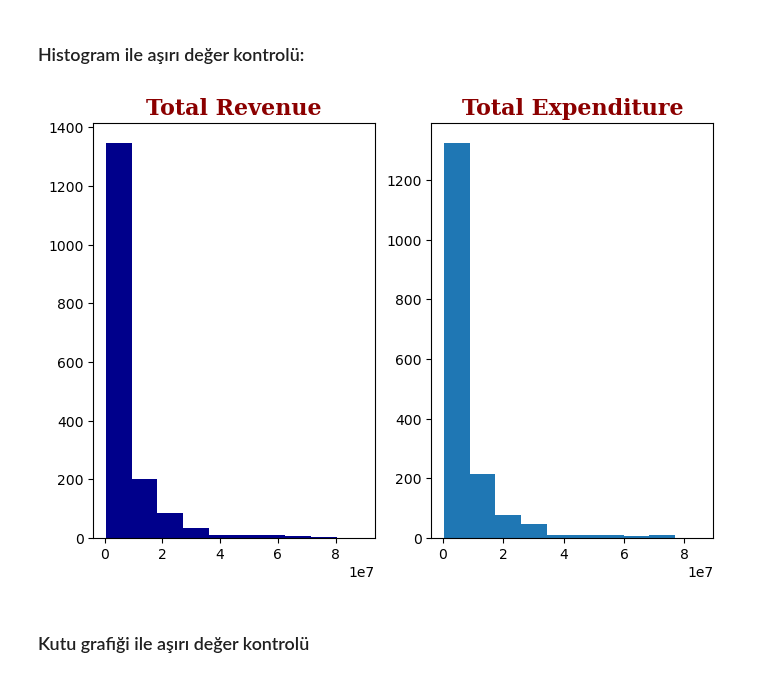
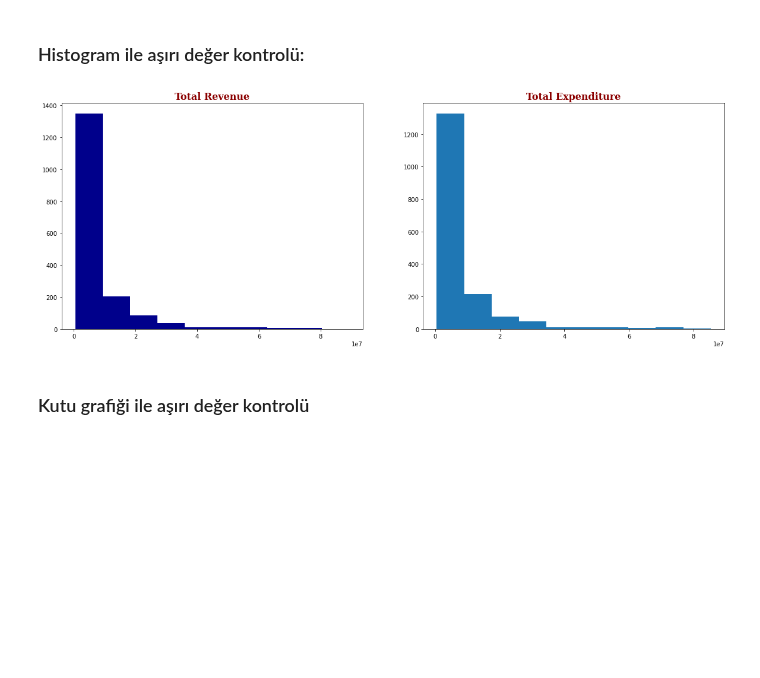
Before and after one commit to gulmert89/bootcamp_files, a Jupyter notebook: odev_VT3-asiri-degerler.ipynb, the cells around one changed output. Cells and saved outputs as stored; diff of their text form; code cells hidden in the pictures; blank space fills up the shorter version.

```diff
--- a/odev_VT3-asiri-degerler.ipynb
+++ b/odev_VT3-asiri-degerler.ipynb
@@ -59,19 +59,19 @@ TOTAL_EXPENDITURE değişkeninde toplam NULL değer sayısı: 0
 # %%
 title_font = {"family":"serif", "weight":"bold", "color":"darkred", "size":16}
 axis_font = {"family":"arial", "weight":"normal", "color":"red", "size":13}
 
 # education.TOTAL_EXPENDITURE = education["TOTAL_EXPENDITURE"][~np.isnan(education["TOTAL_EXPENDITURE"])]
-
+plt.figure(figsize=(20,7))
 plt.subplot(1,2,1)
 plt.hist(education.TOTAL_REVENUE, color="darkblue")
 plt.title("Total Revenue", fontdict=title_font)
 
 plt.subplot(1,2,2)
 plt.hist(education["TOTAL_EXPENDITURE"])
 plt.title("Total Expenditure", fontdict=title_font)
 plt.show()
 # %% [output]
-[figure, old version]
+[figure, new version]
 # %% [markdown]
 ### Kutu grafiği ile aşırı değer kontrolü
 # %%
```
Also changed, not shown: parts of 11 cells of this notebook.
